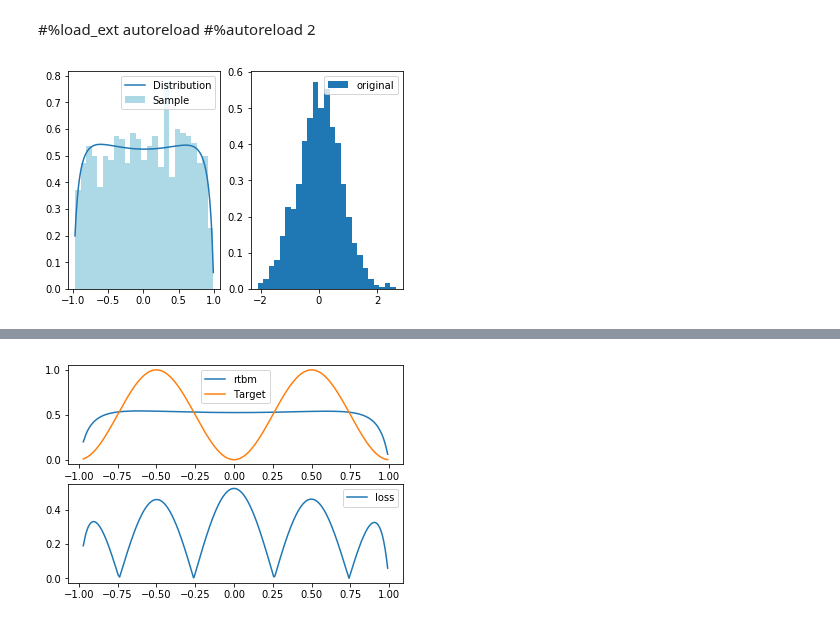
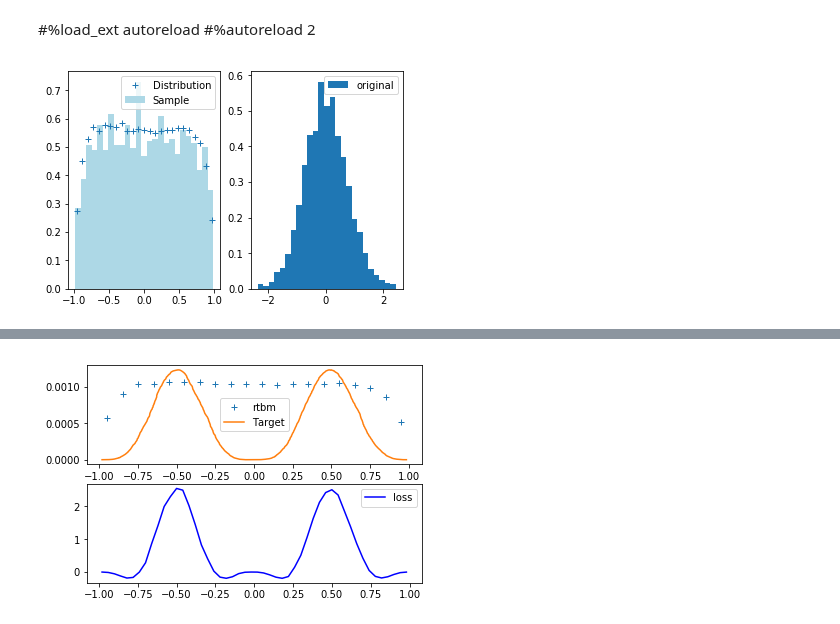
Before and after one commit to RiemannAI/theta, a Jupyter notebook: PruebasDeInit.ipynb, the cells around one changed output, grey strips where cells are left out. Cells and saved outputs as stored; diff of their text form; code cells hidden in the pictures.

```diff
--- a/PruebasDeInit.ipynb
+++ b/PruebasDeInit.ipynb
@@ -14,9 +14,9 @@ from joblib import Parallel, delayed
 %matplotlib inline
 plt.rcParams['figure.figsize'] = [16, 4]
 # %%
-ndim = 1
+ndim =2
 nhid = 3
-nevt = 1e3
+nevt = 2e3
 rtbm = RTBM(ndim, nhid,
             minimization_bound=50,
             gaussian_init=True,
@@ -36,26 +36,47 @@ def reorder(x, y, z):
 
 def get_values(n=nevt):
     xrand, xjac, original_r = rtbm.make_sample_rho(n)
-    return reorder(xrand[:,d], xjac, original_r[:,d])
+    res = []
+    for dimension in range(ndim):
+        res.append( reorder(xrand[:,dimension], xjac, original_r[:,dimension]) )
+    return np.stack(res, axis=1)
 
-x_pre, y_pre, ordered_r = get_values()
+def plot_distribution(x, yvals, nbins=20, initial_val=-1, final_val=1, fmt='+', label="Distribution"):
+    if ndim == 1:
+        return plt.plot(x, yvals, label=label)
+    else:
+        step = (final_val - initial_val)/nbins
+
+        bin_walls = np.arange(initial_val, final_val, step=step)
+        idx = np.digitize(x, bin_walls, right=False)-1
+
+        # Bin the result
+        res = np.bincount(idx, weights=yvals, minlength=nbins)
+        # Normalize
+        res /= np.bincount(idx, minlength=nbins)/ndim
+        return plt.plot(bin_walls+step/2, res, fmt, label=label)
+
+x_pre, y_pre_total, ordered_r = get_values()
+y_pre = y_pre_total[0] # y ordenado según la primera dimension de x_pre
 
 plt.subplot(1,2,1)
-plt.hist(x_pre, bins=25, density=True, color="lightblue", label="Sample")
-plt.plot(x_pre, y_pre, label="Distribution")
+plt.hist(x_pre[d], bins=25, density=True, color="lightblue", label="Sample")
+plot_distribution(x_pre[d], y_pre, nbins=25)
+#plt.plot(x_pre[d], y_pre, label="Distribution")
 _ = plt.legend()
 plt.subplot(1,2,2)
-plt.hist(ordered_r, bins=25, density=True, label="original")
+plt.hist(ordered_r[d], bins=25, density=True, label="original")
 _ = plt.legend()
 # %% [output]
-[figure, old version]
+[figure, new version]
 # %%
 def my_fun(xarr):
-    res = pow(np.sin(xarr*np.pi), 2)
-    return res
+    res = np.abs(pow(np.sin(np.pi*xarr), 2))
+    # res = 2.0*xarr**2 + xarr - 3.0*xarr**3 + 0.5
+    return np.prod(res, axis=0)
 
-def kl(x, y):
-    return -(y*np.log(x))
+def kl(x, ytarget):
+    return ytarget*np.log(ytarget/x)
 
 def mse(x, y):
     return (x-y)**2
@@ -63,17 +84,25 @@ def mse(x, y):
 def labs(x,y):
     return np.abs(x-y)
 
-loss = labs
+lfun = kl
+
+def loss(x,y):
+    norm_x = np.sum(x)
+    norm_y = np.sum(y)
+    return lfun(x, y)
+    return kl(x/norm_x, y/norm_y)*nevt#/(x+y)*nevt
 
 my_y = my_fun(x_pre)
 ll = loss(y_pre, my_y)
 
 plt.subplot(2,1,1)
-plt.plot(x_pre, y_pre, label="rtbm")
-plt.plot(x_pre, my_y, label = "Target")
+# plt.plot(x_pre, y_pre/np.sum(y_pre), label="rtbm")
+plot_distribution(x_pre[d], y_pre/np.sum(y_pre), label="rtbm")
+plt.plot(x_pre[d], my_y/np.sum(my_y), label = "Target")
 _ = plt.legend()
 plt.subplot(2,1,2)
-plt.plot(x_pre, ll, label="loss")
+# plt.plot(x_pre[d], ll, label="loss")
+plot_distribution(x_pre[d], ll, nbins = 50, fmt='b-', label="loss")
 _ = plt.legend()
 print(f"Total loss: {np.sum(ll):.2f}")
 # %% [output]
@@ -81,4 +110,4 @@ Total loss: 288.67
-[figure, old version]
+[figure, new version]
 # %%
 def generate_loss(xinput):
 
```
Also changed, not shown: parts of 5 cells of this notebook, 1 other file.
